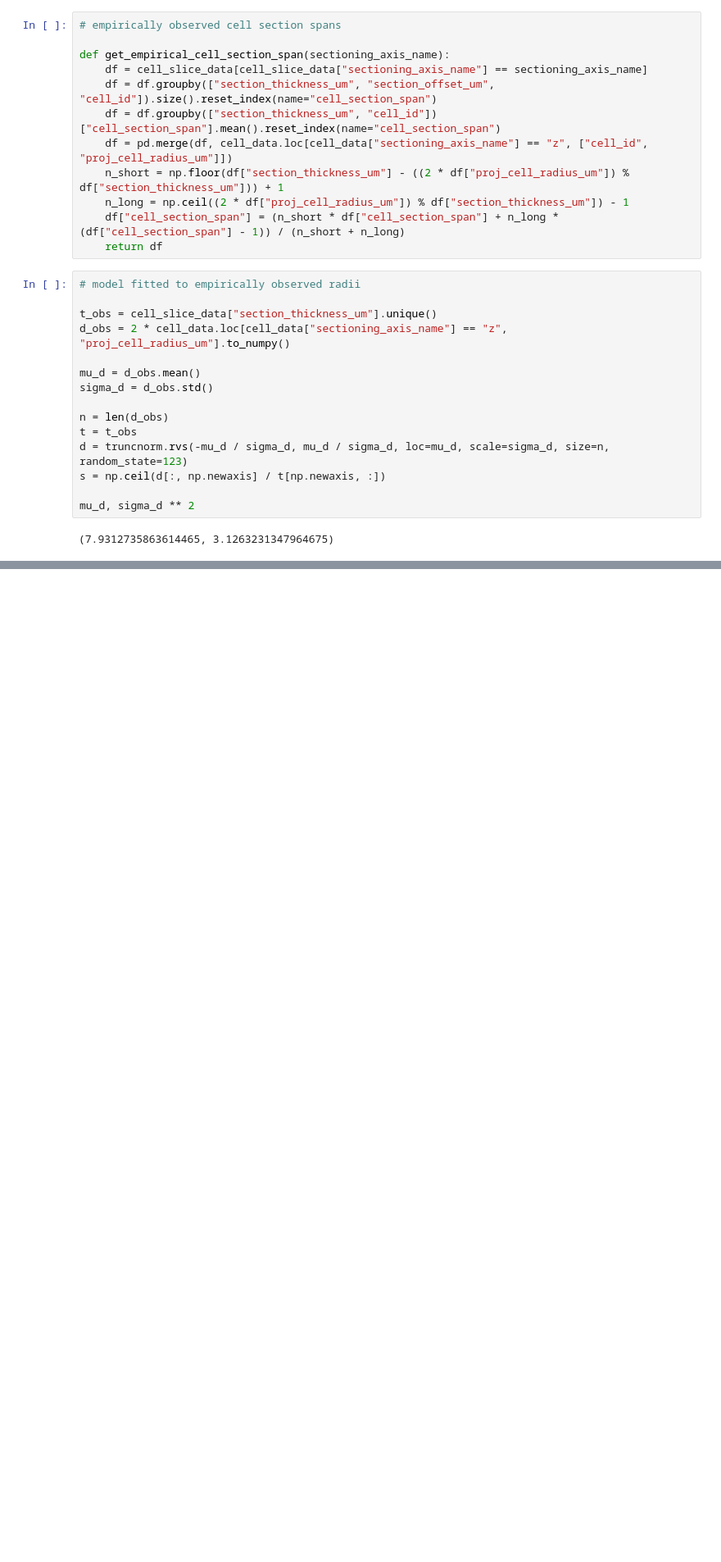
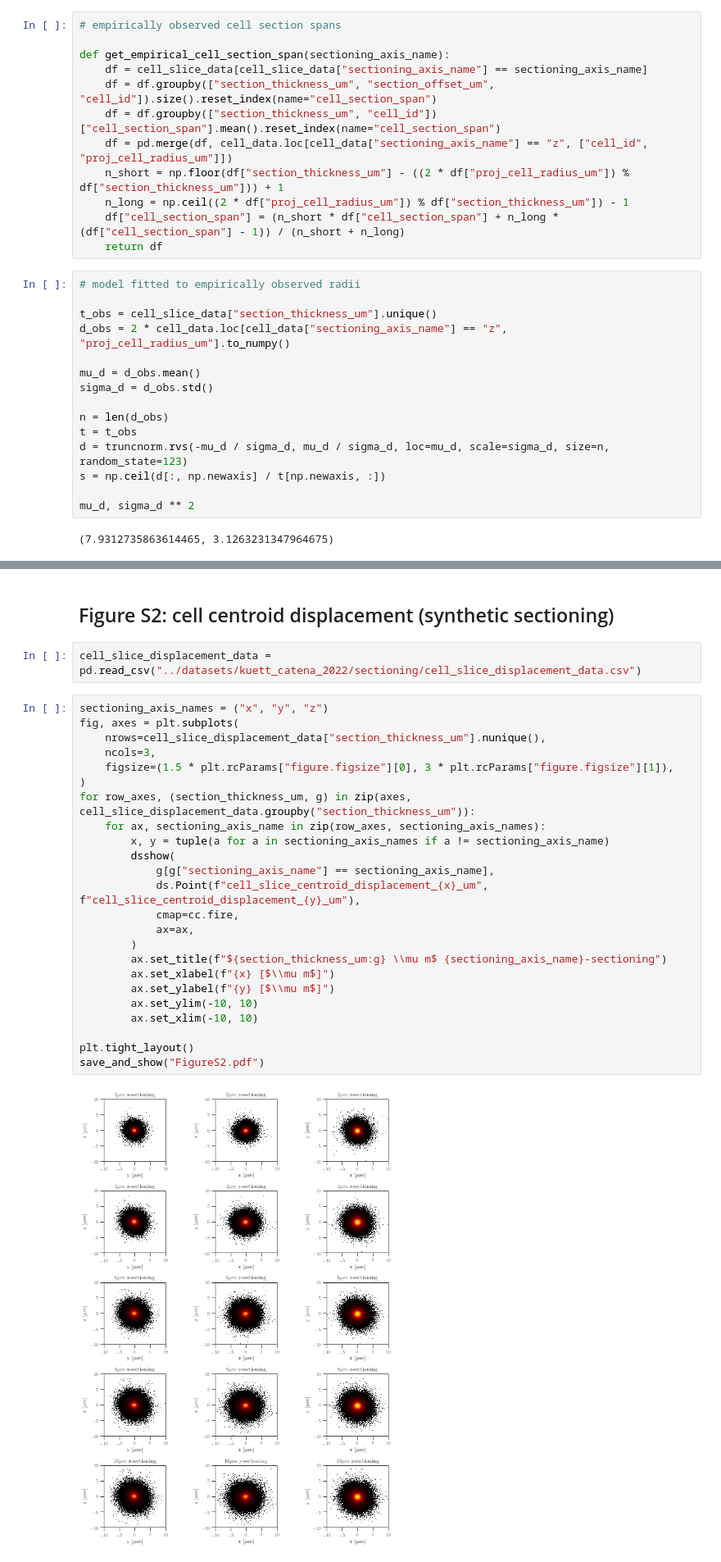
Before and after one commit to BodenmillerGroup/spellmatch, a Jupyter notebook: data/figures/figures.ipynb, the cells around one changed output, grey strips where cells are left out. Shown at 82% size. Saved outputs shown, nothing was run; the diff lists cells and outputs as text; blank space fills up the shorter version.

```diff
--- a/data/figures/figures.ipynb
+++ b/data/figures/figures.ipynb
@@ -235,0 +540,30 @@ save_and_show("Figure2.pdf")
+# %% [markdown]
+## Figure S2: cell centroid displacement (synthetic sectioning)
+# %%
+cell_slice_displacement_data = pd.read_csv("../datasets/kuett_catena_2022/sectioning/cell_slice_displacement_data.csv")
+# %%
+sectioning_axis_names = ("x", "y", "z")
+fig, axes = plt.subplots(
+    nrows=cell_slice_displacement_data["section_thickness_um"].nunique(),
+    ncols=3,
+    figsize=(1.5 * plt.rcParams["figure.figsize"][0], 3 * plt.rcParams["figure.figsize"][1]),
+)
+for row_axes, (section_thickness_um, g) in zip(axes, cell_slice_displacement_data.groupby("section_thickness_um")):
+    for ax, sectioning_axis_name in zip(row_axes, sectioning_axis_names):
+        x, y = tuple(a for a in sectioning_axis_names if a != sectioning_axis_name)
+        dsshow(
+            g[g["sectioning_axis_name"] == sectioning_axis_name],
+            ds.Point(f"cell_slice_centroid_displacement_{x}_um", f"cell_slice_centroid_displacement_{y}_um"),
+            cmap=cc.fire,
+            ax=ax,
+        )
+        ax.set_title(f"${section_thickness_um:g} \\mu m$ {sectioning_axis_name}-sectioning")
+        ax.set_xlabel(f"{x} [$\\mu m$]")
+        ax.set_ylabel(f"{y} [$\\mu m$]")
+        ax.set_ylim(-10, 10)
+        ax.set_xlim(-10, 10)
+
+plt.tight_layout()
+save_and_show("FigureS2.pdf")
+# %% [output]
+[figure, added]
```
Also changed, not shown: parts of 27 cells of this notebook, 7 other files.
